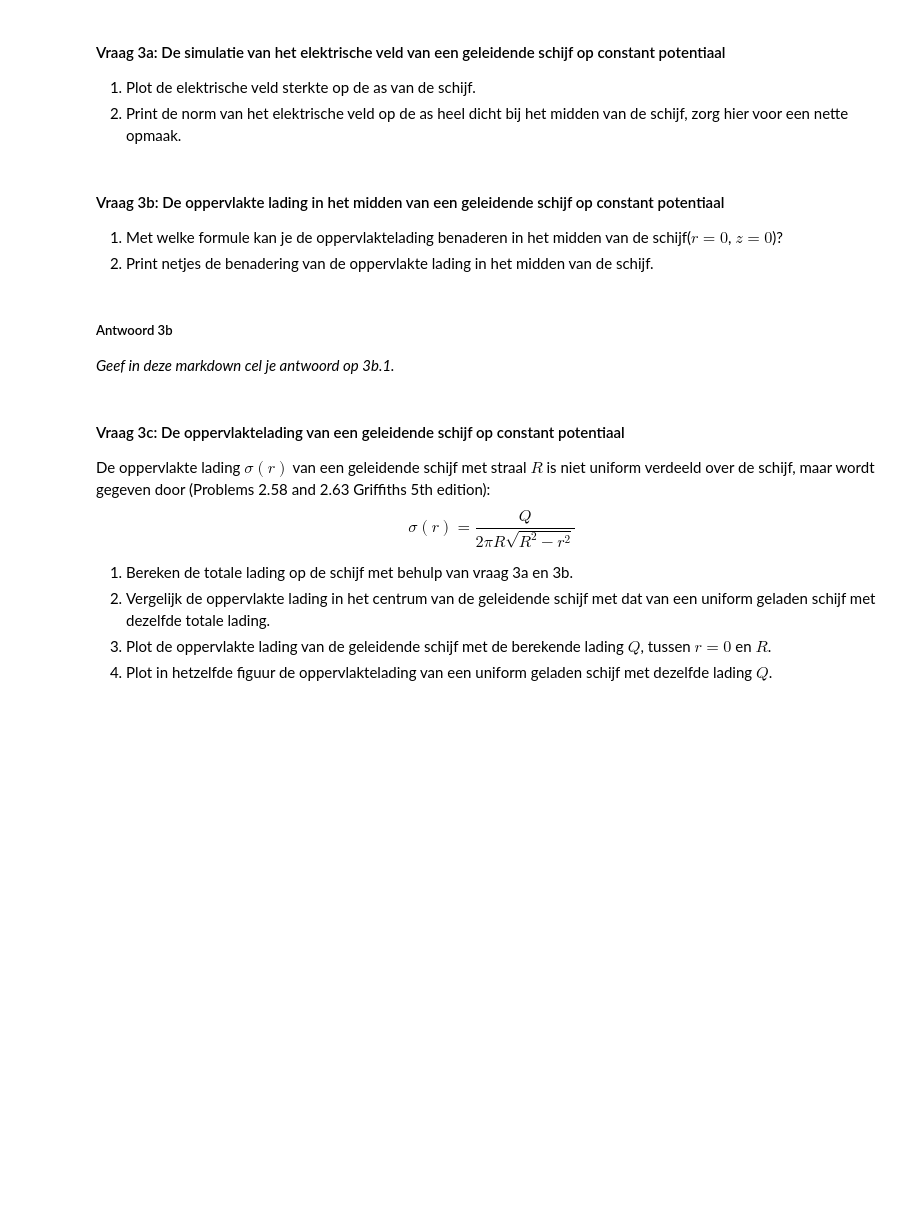
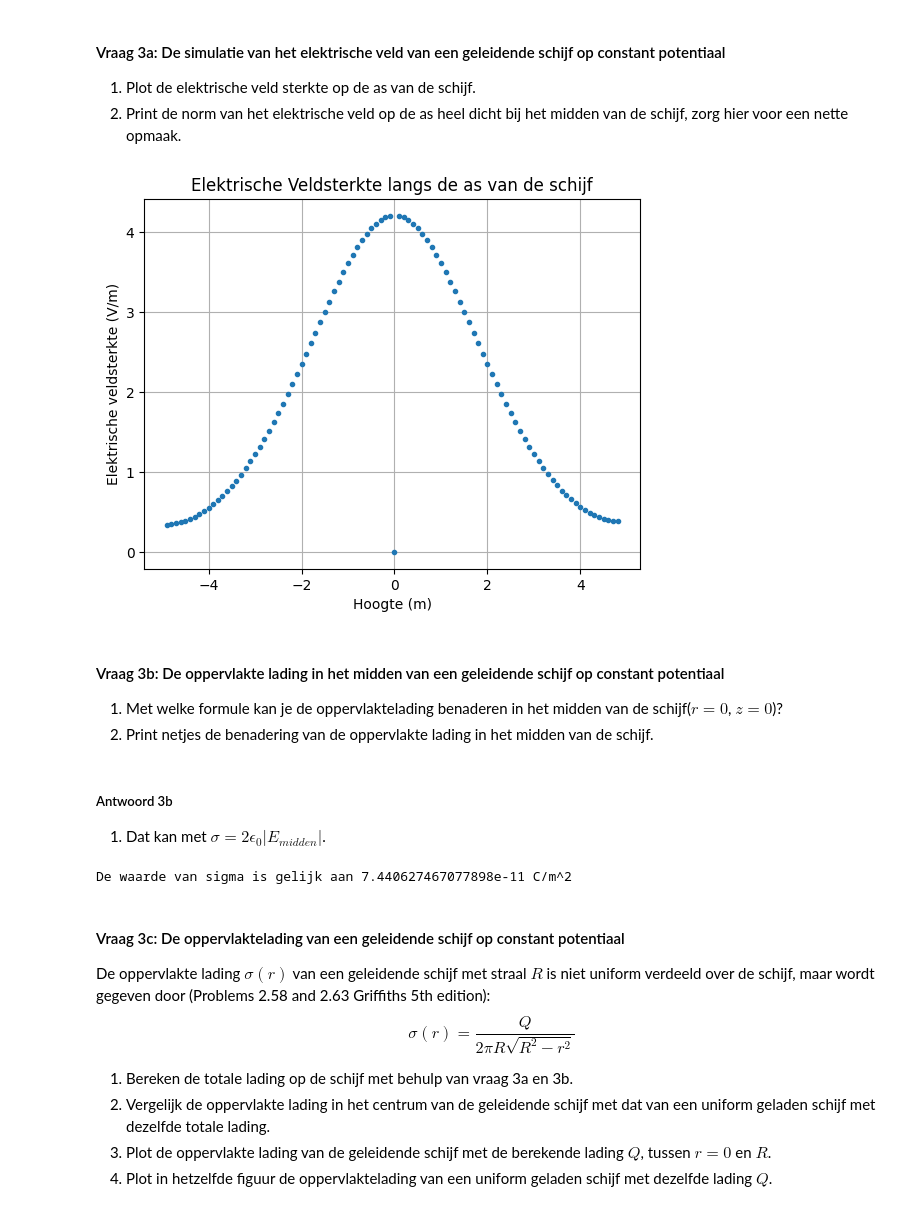
Before and after one commit to Timomloo/opdrachten-DEF-D, a Jupyter notebook: DigitaleOntwerpopdrachten/1CondensatorOpdracht/CondensatorOntwerpopdracht.ipynb, the cells around one changed output. Drawn from its saved outputs; the diff is of its cells as text; code cells hidden in the pictures; blank space fills up the shorter version.

```diff
--- a/DigitaleOntwerpopdrachten/1CondensatorOpdracht/CondensatorOntwerpopdracht.ipynb
+++ b/DigitaleOntwerpopdrachten/1CondensatorOpdracht/CondensatorOntwerpopdracht.ipynb
@@ -363,9 +375,17 @@ plot_results_disk(Ez, Er, normE, V, r, z, grid_step, disk_radius, z_pos_disk1, z
 1. Plot de elektrische veld sterkte op de as van de schijf.
 2. Print de norm van het elektrische veld op de as heel dicht bij het midden van de schijf, zorg hier voor een nette opmaak.
 # %%
-###
-###Jouw code hier###
-###
+E_veld_as = normE[:, 0]
+
+plt.figure()
+plt.plot(z_for_E,E_veld_as,'.')
+plt.ylabel('Elektrische veldsterkte (V/m)')
+plt.xlabel('Hoogte (m)')
+plt.title('Elektrische Veldsterkte langs de as van de schijf')
+plt.grid()
+plt.show()
+# %% [output]
+[figure, added]
 # %% [markdown]
 #### Vraag 3b: De oppervlakte lading in het midden van een geleidende schijf op constant potentiaal
 
@@ -374,9 +394,20 @@ plot_results_disk(Ez, Er, normE, V, r, z, grid_step, disk_radius, z_pos_disk1, z
 # %% [markdown]
 ##### Antwoord 3b
 
-*Geef in deze markdown cel je antwoord op 3b.1.*
+1. Dat kan met $\sigma = 2\epsilon_0|E_{midden}|$.
 # %%
 #### Print met deze cel met een nette opmaak je antwoord op vraag 3b 2.
+normE_as = normE[:, 0]
+
+index_midden = len(z_for_E) // 2
+
+E_midden_waarde = normE_as[index_midden + 1]
+
+sigma = 2 * epsilon0 * E_midden_waarde
+
+print('De waarde van sigma is gelijk aan', sigma,'C/m^2')
+# %% [output]
+De waarde van sigma is gelijk aan 7.440627467077898e-11 C/m^2
 # %% [markdown]
 #### Vraag 3c: De oppervlaktelading van een geleidende schijf op constant potentiaal
 
```
Also changed, not shown: parts of 2 cells of this notebook.
